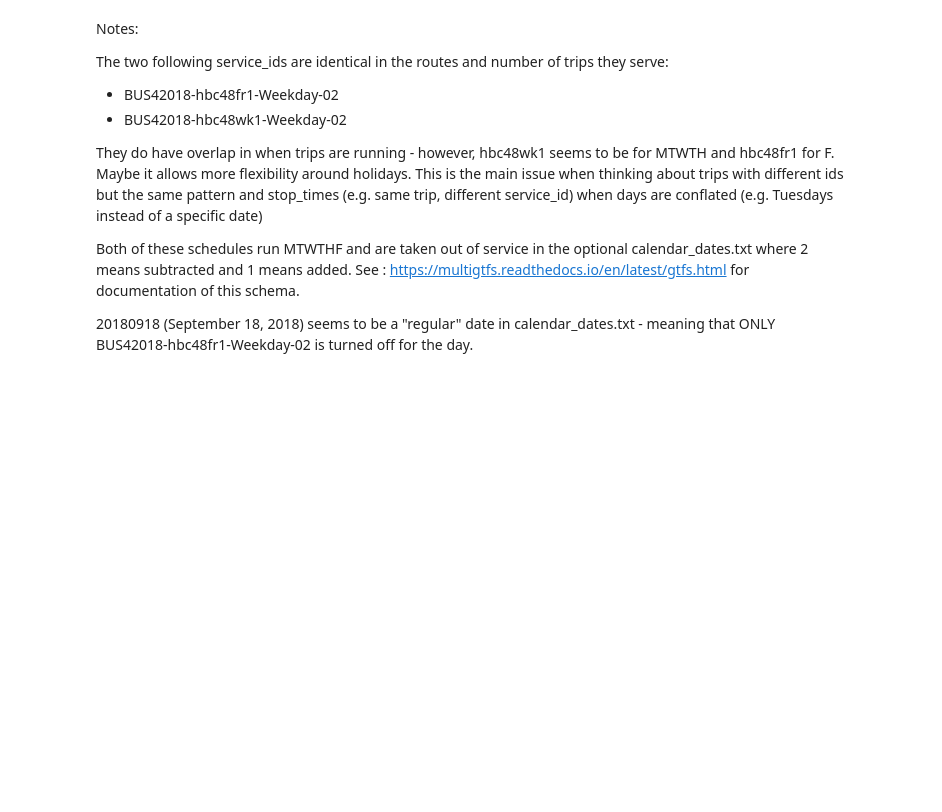
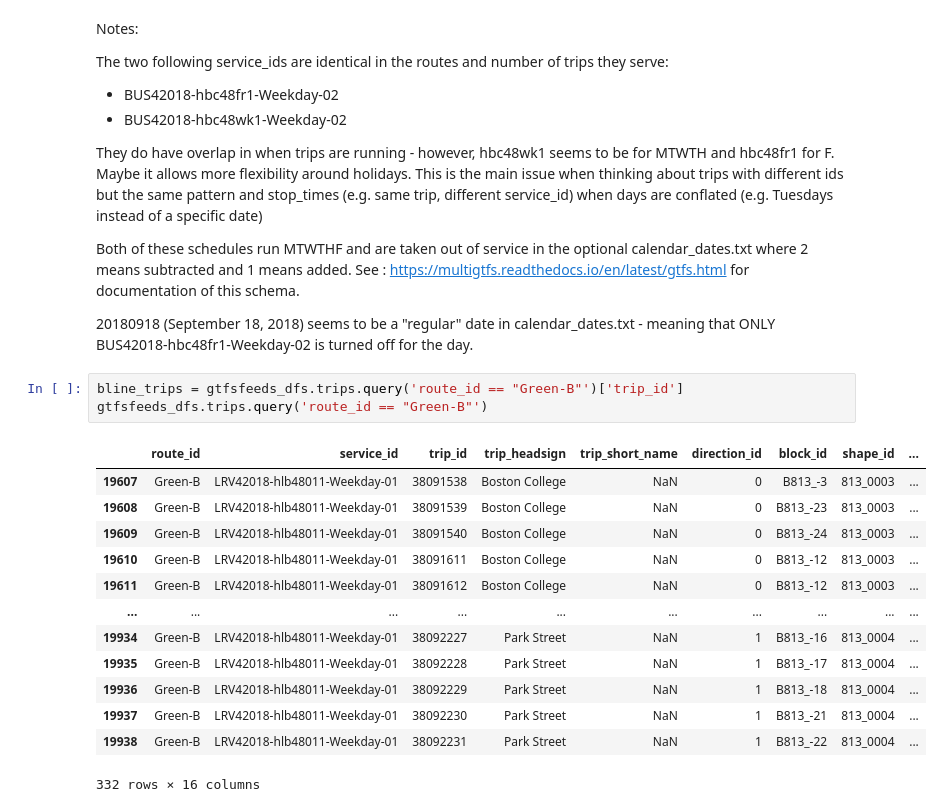
Before and after one commit to mmatkinson7/gtfs_transcad_prep, a Jupyter notebook: gtfs_system_analysis.ipynb, the cells around one changed output. Saved outputs shown, nothing was run; the diff lists cells and outputs as text; blank space fills up the shorter version.

```diff
--- a/gtfs_system_analysis.ipynb
+++ b/gtfs_system_analysis.ipynb
@@ -143,3 +125,20 @@ They do have overlap in when trips are running - however, hbc48wk1 seems to be f
 Both of these schedules run MTWTHF and are taken out of service in the optional calendar_dates.txt where 2 means subtracted and 1 means added. See : https://multigtfs.readthedocs.io/en/latest/gtfs.html for documentation of this schema.
 
 20180918 (September 18, 2018) seems to be a "regular" date in calendar_dates.txt - meaning that ONLY BUS42018-hbc48fr1-Weekday-02	 is turned off for the day.
+# %%
+bline_trips = gtfsfeeds_dfs.trips.query('route_id == "Green-B"')['trip_id']
+gtfsfeeds_dfs.trips.query('route_id == "Green-B"')
+# %% [output]
+|  | route_id | service_id | trip_id | trip_headsign | trip_short_name | direction_id | block_id | shape_id | ... |
+| 19607 | Green-B | LRV42018-hlb48011-Weekday-01 | 38091538 | Boston College | NaN | 0 | B813_-3 | 813_0003 | ... |
+| 19608 | Green-B | LRV42018-hlb48011-Weekday-01 | 38091539 | Boston College | NaN | 0 | B813_-23 | 813_0003 | ... |
+| 19609 | Green-B | LRV42018-hlb48011-Weekday-01 | 38091540 | Boston College | NaN | 0 | B813_-24 | 813_0003 | ... |
+| 19610 | Green-B | LRV42018-hlb48011-Weekday-01 | 38091611 | Boston College | NaN | 0 | B813_-12 | 813_0003 | ... |
+| 19611 | Green-B | LRV42018-hlb48011-Weekday-01 | 38091612 | Boston College | NaN | 0 | B813_-12 | 813_0003 | ... |
+| ... | ... | ... | ... | ... | ... | ... | ... | ... | ... |
+| 19934 | Green-B | LRV42018-hlb48011-Weekday-01 | 38092227 | Park Street | NaN | 1 | B813_-16 | 813_0004 | ... |
+| 19935 | Green-B | LRV42018-hlb48011-Weekday-01 | 38092228 | Park Street | NaN | 1 | B813_-17 | 813_0004 | ... |
+| 19936 | Green-B | LRV42018-hlb48011-Weekday-01 | 38092229 | Park Street | NaN | 1 | B813_-18 | 813_0004 | ... |
+| 19937 | Green-B | LRV42018-hlb48011-Weekday-01 | 38092230 | Park Street | NaN | 1 | B813_-21 | 813_0004 | ... |
+| 19938 | Green-B | LRV42018-hlb48011-Weekday-01 | 38092231 | Park Street | NaN | 1 | B813_-22 | 813_0004 | ... |
+332 rows × 16 columns
```
Also changed, not shown: parts of 9 cells of this notebook.
